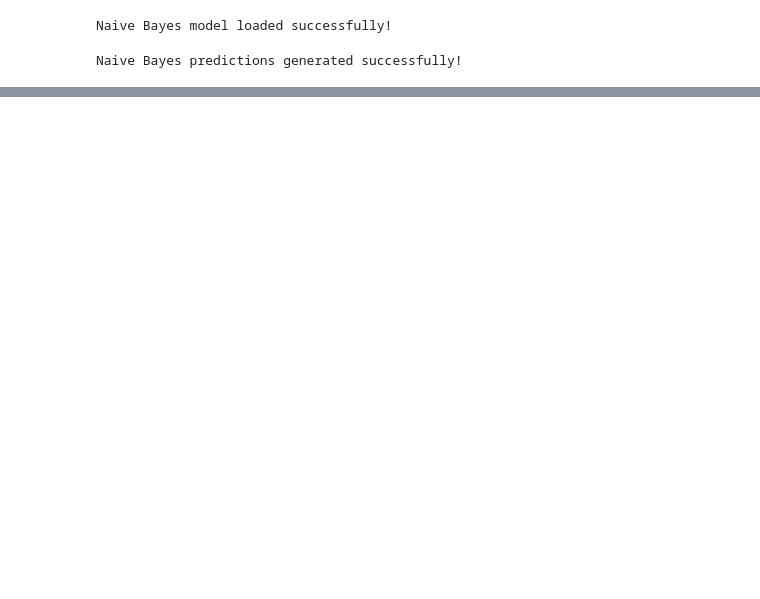
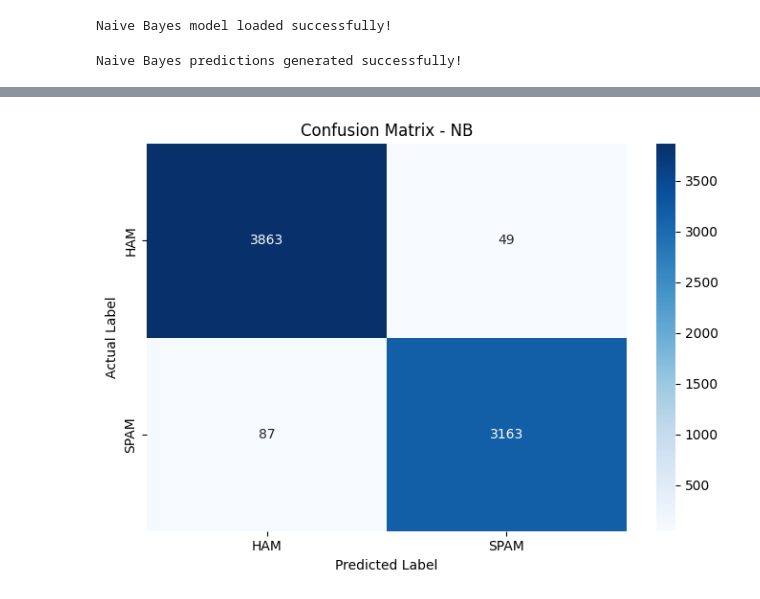
Before and after one commit to bunty3195/spam-email-detection, a Jupyter notebook: notebooks/06_model_evaluation.ipynb, the cells around one changed output, grey strips where cells are left out. Saved outputs shown, nothing was run; the diff lists cells and outputs as text; code cells hidden in the pictures; blank space fills up the shorter version.

```diff
--- a/notebooks/06_model_evaluation.ipynb
+++ b/notebooks/06_model_evaluation.ipynb
@@ -217,0 +193,14 @@ weighted avg       0.99      0.99      0.99      6099
+# %%
+from sklearn.metrics import accuracy_score, classification_report, confusion_matrix
+import joblib
+
+# Load the trained model
+nb_model = joblib.load("../models/naive_bayes.pkl")
+
+# Predict on the test data
+nb_predictions = nb_model.predict(X_test_tfidf)
+
+# Evaluation
+print("Naive Bayes Accuracy:", accuracy_score(Y_test, nb_predictions))
+print("\nClassification Report:\n")
+print(classification_report(Y_test, nb_predictions, target_names=["HAM", "SPAM"]))
@@ -217,0 +220,27 @@ weighted avg       0.99      0.99      0.99      6099
+# %%
+
+import matplotlib.pyplot as plt
+import seaborn as sns
+from sklearn.metrics import confusion_matrix
+
+# Generate confusion matrix
+cm_nb = confusion_matrix(Y_test, nb_predictions)
+
+# Plot confusion matrix
+plt.figure(figsize=(7, 5))
+sns.heatmap(
+    cm_nb,
+    annot=True,
+    fmt="d",
+    cmap="Blues",
+    xticklabels=["HAM", "SPAM"],
+    yticklabels=["HAM", "SPAM"]
+)
+
+plt.title("Confusion Matrix - NB")
+plt.xlabel("Predicted Label")
+plt.ylabel("Actual Label")
+plt.tight_layout()
+plt.show()
+# %% [output]
+[figure, added]
```
Also changed, not shown: parts of 15 cells of this notebook, 7 other files.
